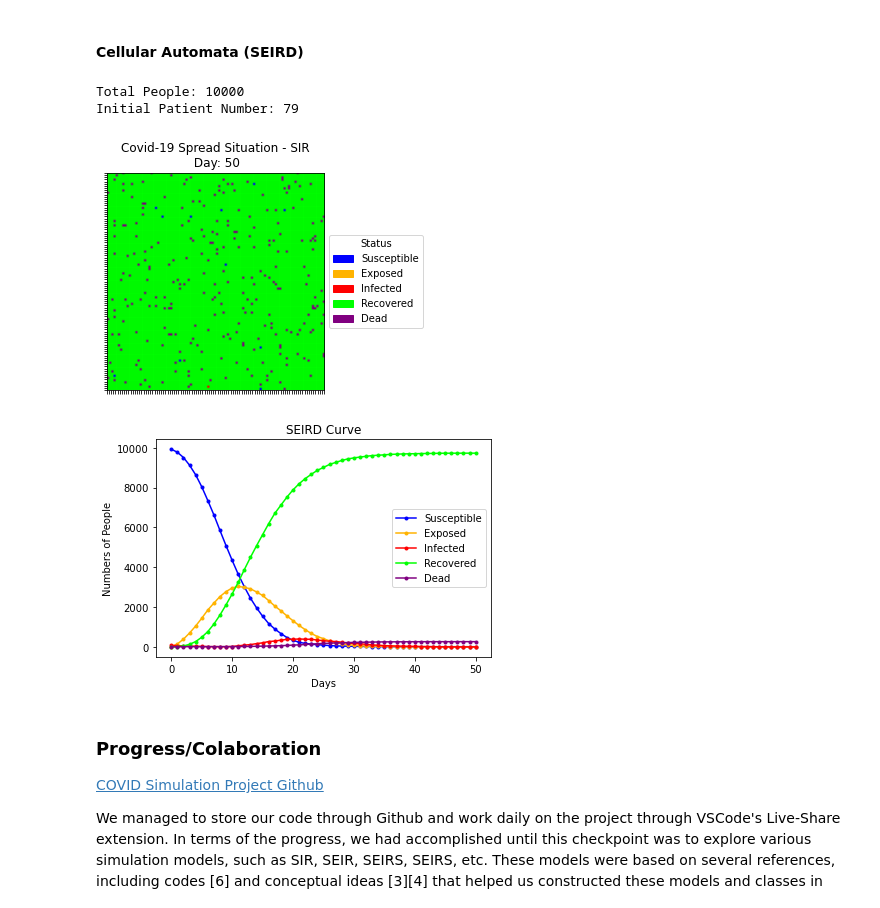
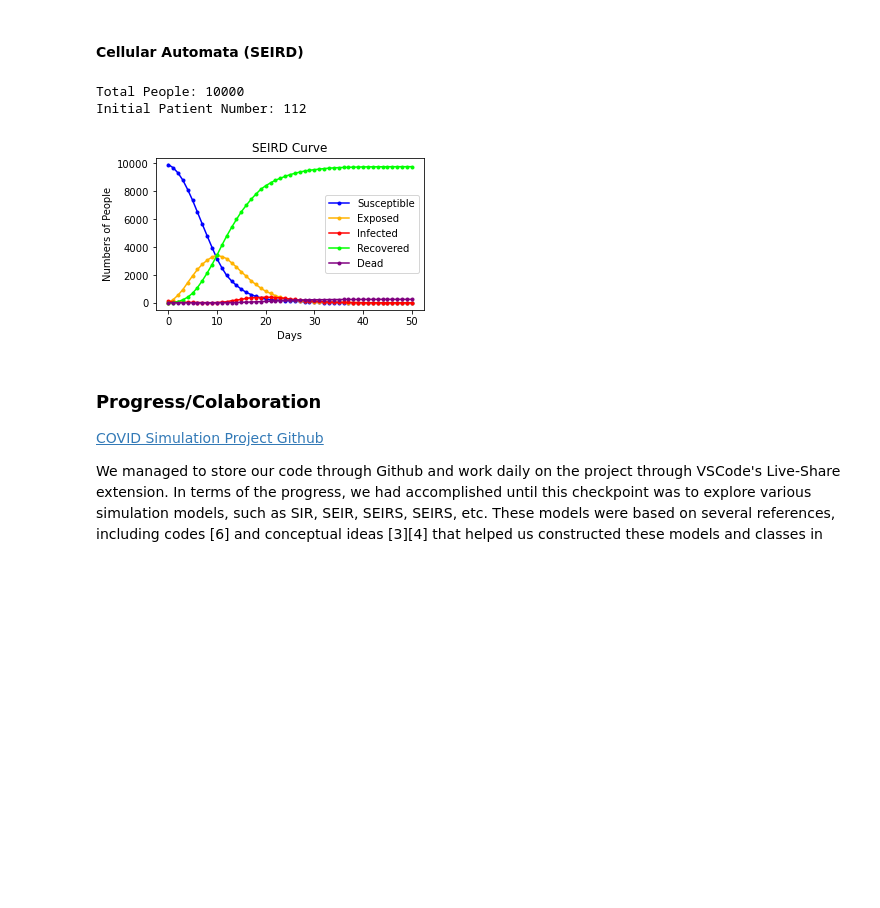
Before and after one commit to pohsienhsu/6730-Covid-Simulation, a Jupyter notebook: code.ipynb, the cells around one changed output. Cells and saved outputs as stored; diff of their text form; code cells hidden in the pictures; blank space fills up the shorter version.

```diff
--- a/code.ipynb
+++ b/code.ipynb
@@ -131,18 +135,17 @@ Initial Patient Number: 109
 # %%
 seird = Automata_SEIRD(100, 100)
 print(f"Total People: {seird.numpeople}")
 print(f"Initial Patient Number: {seird.getI()}")
 seird.accumulateData()
 for n in range(50):
     seird.nextGeneration()
     seird.accumulateData()
-seird.printMatrix(cmaps["SEIRD"], labels["SEIRD"])
+# seird.printMatrix(cmaps["SEIRD"], labels["SEIRD"])
 seird.plotCurve()
 # %% [output]
 Total People: 10000
-Initial Patient Number: 79
+Initial Patient Number: 112
-[figure, old version]
+[figure, new version]
-[figure, removed]
 # %% [markdown]
 ### Progress/Colaboration
 [COVID Simulation Project Github](https://github.gatech.edu/phsu40/6730-Covid-Simulation)
```
Also changed, not shown: parts of 4 cells of this notebook, 3 other files.
